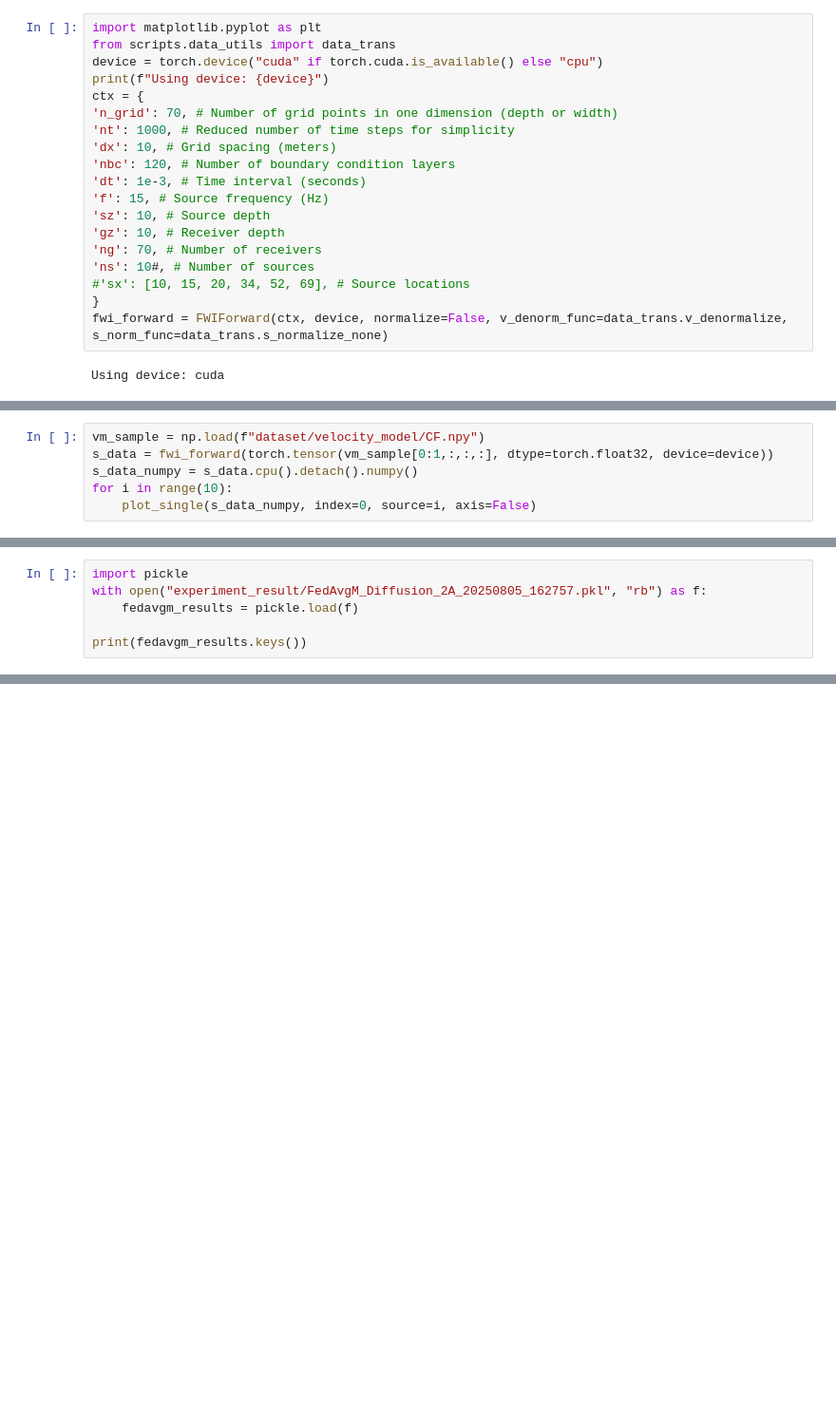
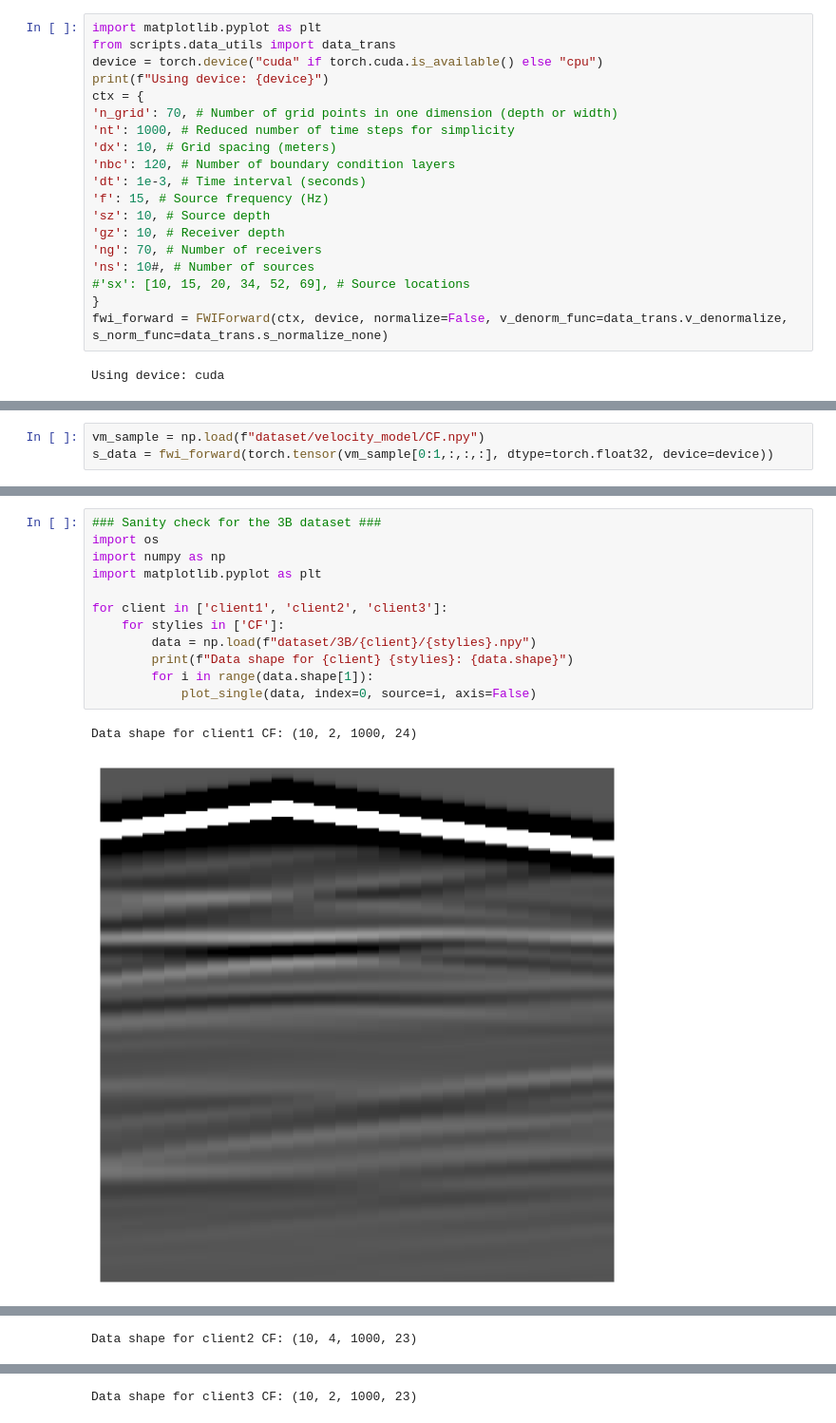
Before and after one commit to SimingShan/red-diffeq-fl, a Jupyter notebook: data_partition.ipynb, the cells around one changed output, grey strips where cells are left out. Shown at 95% size. Drawn from its saved outputs; the diff is of its cells as text; blank space fills up the shorter version.

```diff
--- a/data_partition.ipynb
+++ b/data_partition.ipynb
@@ -192,7 +267,4 @@ Using device: cuda
 # %%
 vm_sample = np.load(f"dataset/velocity_model/CF.npy")
 s_data = fwi_forward(torch.tensor(vm_sample[0:1,:,:,:], dtype=torch.float32, device=device))
-s_data_numpy = s_data.cpu().detach().numpy()
-for i in range(10):
-    plot_single(s_data_numpy, index=0, source=i, axis=False)
 # %%
@@ -237,6 +299,0 @@ IndexError: index 3 is out of bounds for axis 1 with size 3
-# %%
-import pickle
-with open("experiment_result/FedAvgM_Diffusion_2A_20250805_162757.pkl", "rb") as f:
-    fedavgm_results = pickle.load(f)
-
-print(fedavgm_results.keys())
@@ -278,0 +400,15 @@ dict_keys(['losses_centralized', 'metrics_centralized'])
+# %%
+### Sanity check for the 3B dataset ###
+import os
+import numpy as np
+import matplotlib.pyplot as plt
+
+for client in ['client1', 'client2', 'client3']:
+    for stylies in ['CF']:
+        data = np.load(f"dataset/3B/{client}/{stylies}.npy")
+        print(f"Data shape for {client} {stylies}: {data.shape}")
+        for i in range(data.shape[1]):
+            plot_single(data, index=0, source=i, axis=False)
+# %% [output]
+Data shape for client1 CF: (10, 2, 1000, 24)
+[figure, added]
@@ -278,0 +416 @@ dict_keys(['losses_centralized', 'metrics_centralized'])
+Data shape for client2 CF: (10, 4, 1000, 23)
@@ -278,0 +421 @@ dict_keys(['losses_centralized', 'metrics_centralized'])
+Data shape for client3 CF: (10, 2, 1000, 23)
```
Also changed, not shown: parts of 15 cells of this notebook, 22 other files.
